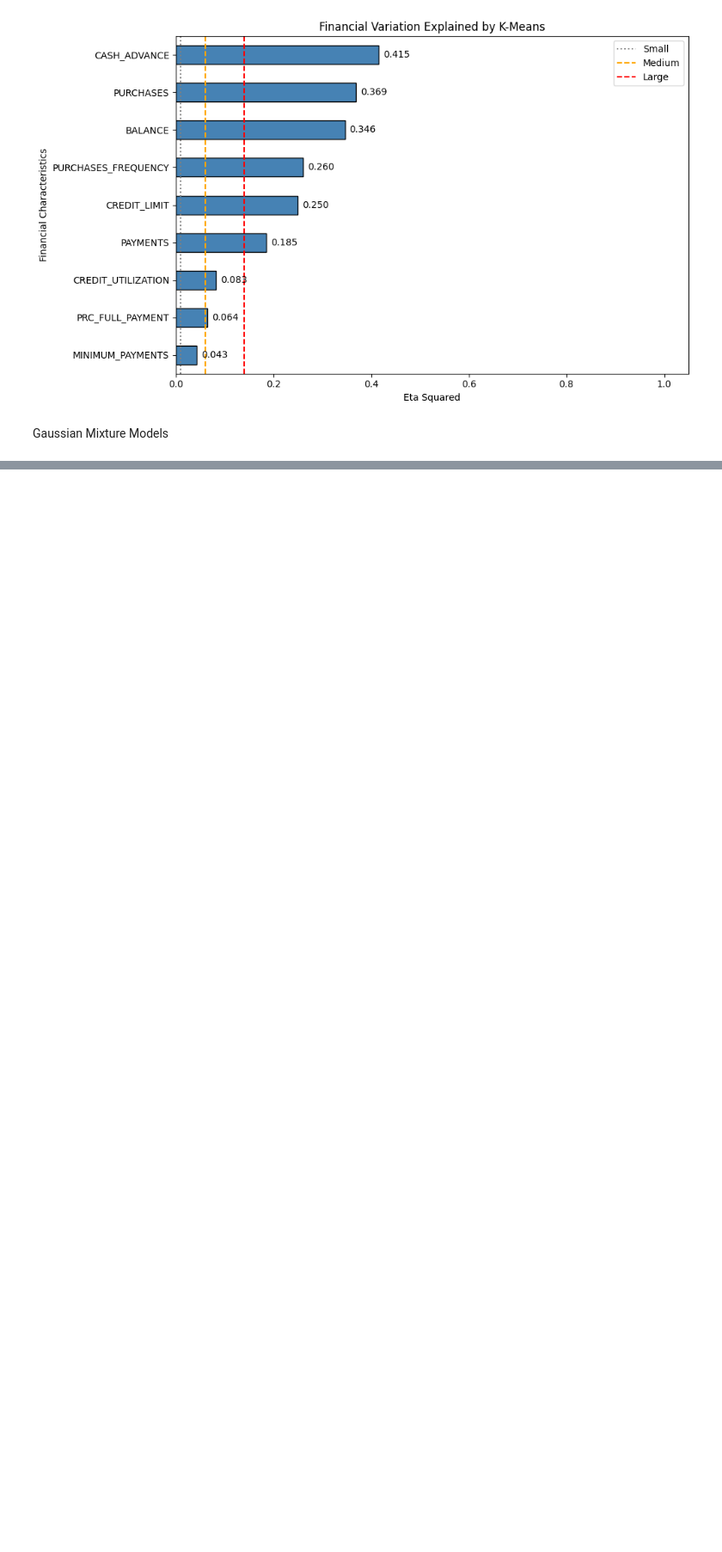
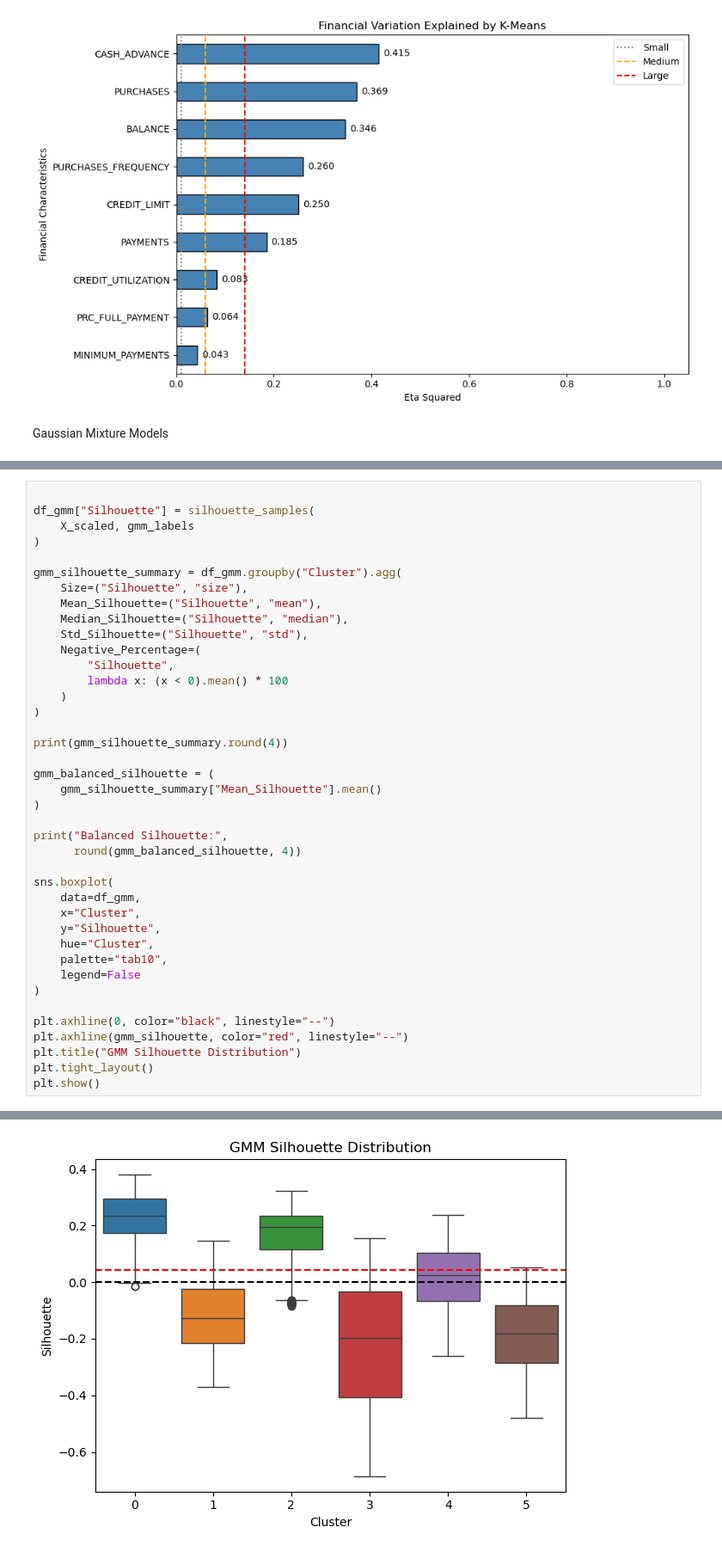
Before and after one commit to Bmmcdonnell/STAT-6250-Final-Project, a Jupyter notebook: Kmeans_GmmComparison.ipynb, the cells around one changed output, grey strips where cells are left out. Shown at 86% size. Cells and saved outputs as stored; diff of their text form; blank space fills up the shorter version.

```diff
--- a/Kmeans_GmmComparison.ipynb
+++ b/Kmeans_GmmComparison.ipynb
@@ -889,0 +1080,41 @@ Gaussian Mixture Models
+# %%
+
+df_gmm["Silhouette"] = silhouette_samples(
+    X_scaled, gmm_labels
+)
+
+gmm_silhouette_summary = df_gmm.groupby("Cluster").agg(
+    Size=("Silhouette", "size"),
+    Mean_Silhouette=("Silhouette", "mean"),
+    Median_Silhouette=("Silhouette", "median"),
+    Std_Silhouette=("Silhouette", "std"),
+    Negative_Percentage=(
+        "Silhouette",
+        lambda x: (x < 0).mean() * 100
+    )
+)
+
+print(gmm_silhouette_summary.round(4))
+
+gmm_balanced_silhouette = (
+    gmm_silhouette_summary["Mean_Silhouette"].mean()
+)
+
+print("Balanced Silhouette:",
+      round(gmm_balanced_silhouette, 4))
+
+sns.boxplot(
+    data=df_gmm,
+    x="Cluster",
+    y="Silhouette",
+    hue="Cluster",
+    palette="tab10",
+    legend=False
+)
+
+plt.axhline(0, color="black", linestyle="--")
+plt.axhline(gmm_silhouette, color="red", linestyle="--")
+plt.title("GMM Silhouette Distribution")
+plt.tight_layout()
+plt.show()
+# %% [output]
@@ -889,0 +1139 @@ Gaussian Mixture Models
+[figure, added]
```
Also changed, not shown: parts of 24 cells of this notebook.
